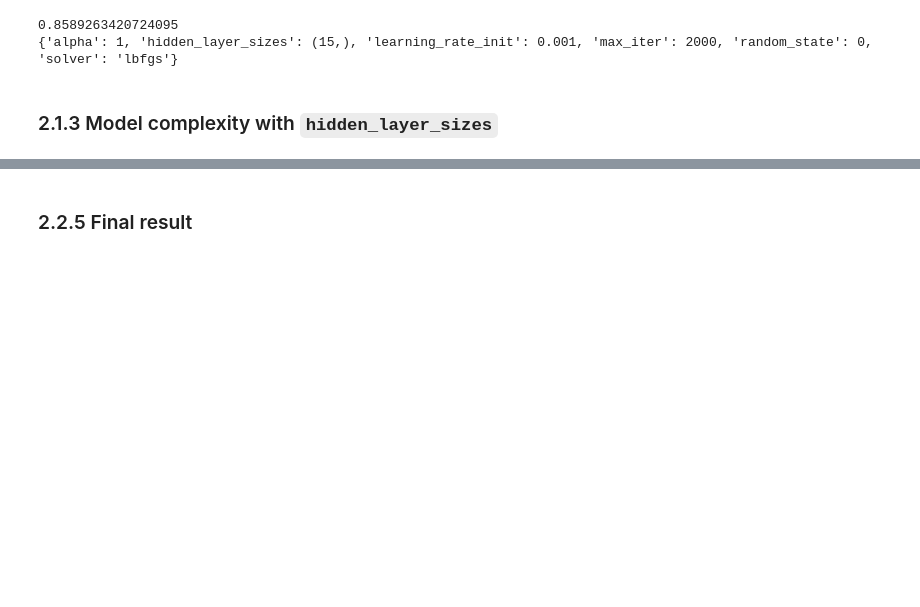
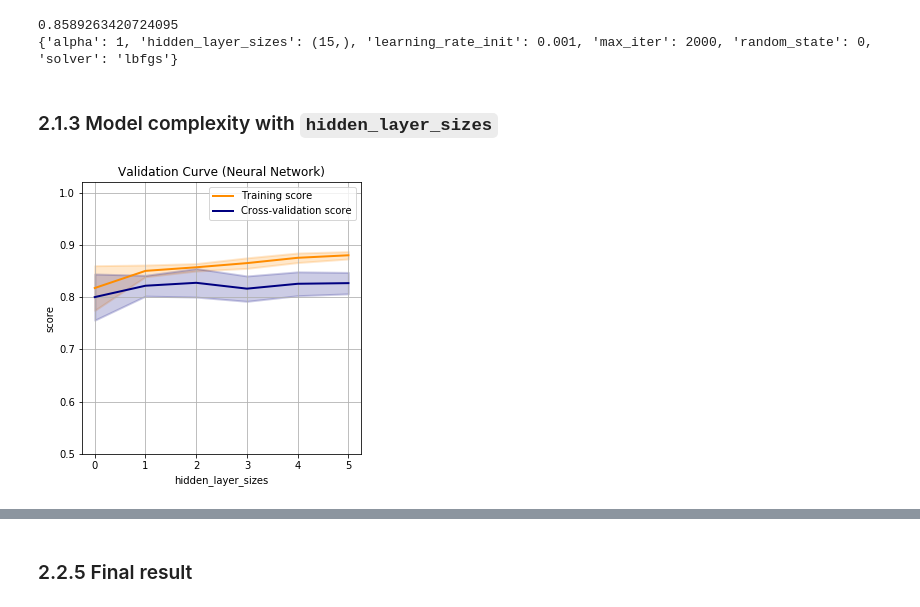
Before and after one commit to shileiphys/CS7641, a Jupyter notebook: HW1-a.ipynb, the cells around one changed output, grey strips where cells are left out. Saved outputs shown, nothing was run; the diff lists cells and outputs as text; code cells hidden in the pictures; blank space fills up the shorter version.

```diff
--- a/HW1-a.ipynb
+++ b/HW1-a.ipynb
@@ -50,6 +51,7 @@ def plot_validation_curve(param_range, train_mean_std, test_mean_std,
                      color="navy", lw=lw)
 
     ax.legend(loc="best")
+    ax.grid()
 
     return ax#plt
 # %% [markdown]
@@ -636,9 +640,11 @@ print(clf.best_params_)
 cv = ShuffleSplit(n_splits=10, test_size=0.2, random_state=0)
 
 nn_clf = MLPClassifier(activation='relu', solver='lbfgs', alpha=1,
-                       max_iter=2000, learning_rate_init=0.001)
+                       max_iter=2000, learning_rate_init=0.001,
+                       random_state=0)
 
-param_range = [(6,), (15,), (6,4,), (15, 10), (6,4,3), (15,10,5,)]
+# param_range = [(6,4), (6,4,3), (15,10), (15,10,5)]
+param_range = [(6,), (10,), (15,), (20,), (50,), (100,)]
 train_scores, test_scores = validation_curve(nn_clf, X_train, y_train,
             param_name="hidden_layer_sizes", param_range=param_range,
             cv=cv, scoring="accuracy", n_jobs=-1)
@@ -653,8 +659,10 @@ test_mean_std  = [test_scores_mean, test_scores_std]
 # %%
 ## plot validation curve with max_depth
 xlabel = "hidden_layer_sizes"
 title  = "Validation Curve (Neural Network)"
-ax = plot_validation_curve(param_range, train_mean_std, test_mean_std,
+ax = plot_validation_curve(range(len(param_range)), train_mean_std, test_mean_std,
                            title=title, ylim=(0.5, 1.02), xlabel=xlabel)
+# %% [output]
+[figure, added]
 # %%
 ## plot learning curve
```
Also changed, not shown: parts of 7 cells of this notebook.
